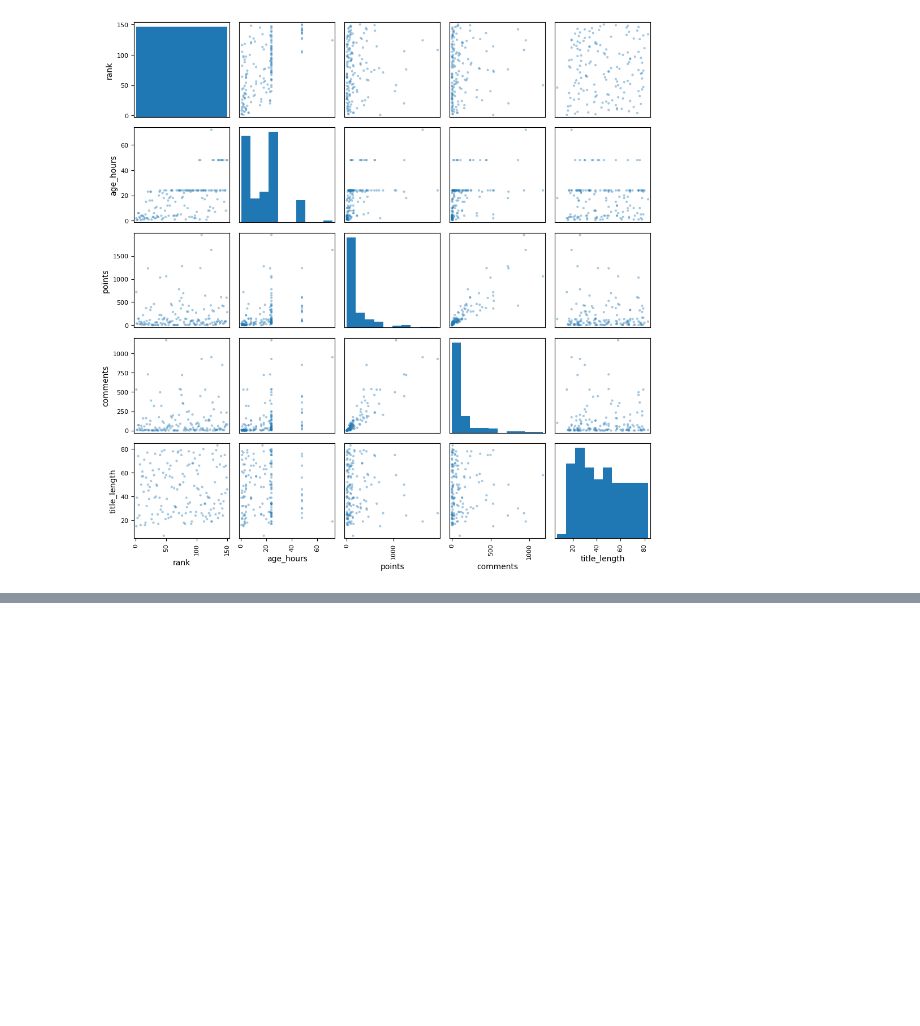
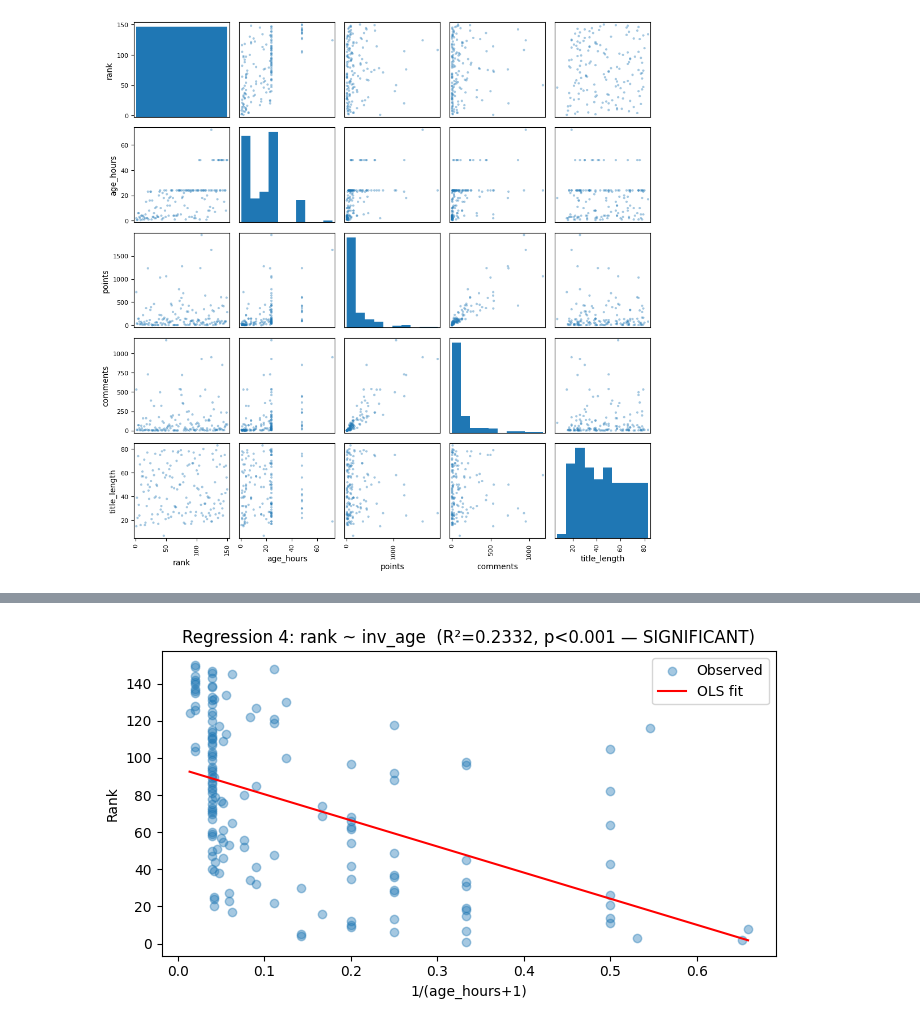
Before and after one commit to Jonapulse/MSD, a Jupyter notebook: Summer2026/CS6017/Week3/HW3/HW3.ipynb, the cells around one changed output, grey strips where cells are left out. Cells and saved outputs as stored; diff of their text form; code cells hidden in the pictures; blank space fills up the shorter version.

```diff
--- a/Summer2026/CS6017/Week3/HW3/HW3.ipynb
+++ b/Summer2026/CS6017/Week3/HW3/HW3.ipynb
@@ -65,0 +106,15 @@ Notes:
+# %%
+# Plot: rank ~ inv_age
+inv_age_range = np.linspace(hnDFRaw['inv_age'].min(), hnDFRaw['inv_age'].max(), 200)
+predicted = model4.params['Intercept'] + model4.params['inv_age'] * inv_age_range
+
+fig, ax = plt.subplots(figsize=(7, 4))
+ax.scatter(hnDFRaw['inv_age'], hnDFRaw['rank'], alpha=0.4, label='Observed')
+ax.plot(inv_age_range, predicted, color='red', label='OLS fit')
+ax.set_xlabel('1/(age_hours+1)'); ax.set_ylabel('Rank')
+ax.set_title('Regression 4: rank ~ inv_age  (R²=0.2332, p<0.001 — SIGNIFICANT)')
+ax.legend()
+plt.tight_layout()
+plt.show()
+# %% [output]
+[figure, added]
```
Also changed, not shown: parts of 13 cells of this notebook, 4 other files.
